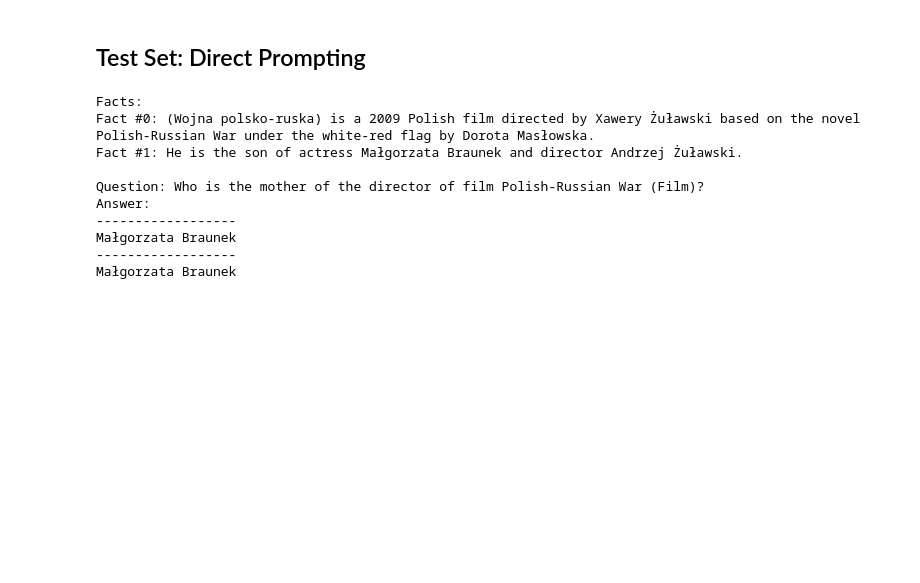
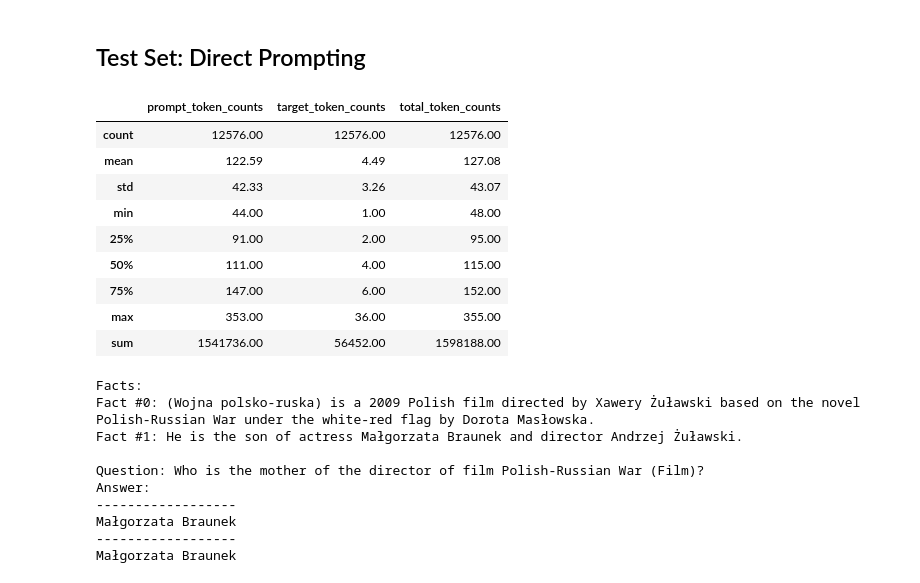
Before and after one commit to RichardMathewsII/compositional-reasoning-finetuning, a Jupyter notebook: analyze_splits.ipynb, the cells around one changed output. Saved outputs shown, nothing was run; the diff lists cells and outputs as text; code cells hidden in the pictures; blank space fills up the shorter version.

Commit message:
look at test token stats

```diff
--- a/analyze_splits.ipynb
+++ b/analyze_splits.ipynb
@@ -250,6 +281,21 @@ So the final answer is: no
 del self_ask_dev
 # %% [markdown]
 ## Test Set: Direct Prompting
+# %%
+direct_test_counts = extract_token_counts("direct", "test")
+direct_test_stats = summarize_token_counts(direct_test_counts)
+direct_test_stats
+# %% [output]
+|  | prompt_token_counts | target_token_counts | total_token_counts |
+| count | 12576.00 | 12576.00 | 12576.00 |
+| mean | 122.59 | 4.49 | 127.08 |
+| std | 42.33 | 3.26 | 43.07 |
+| min | 44.00 | 1.00 | 48.00 |
+| 25% | 91.00 | 2.00 | 95.00 |
+| 50% | 111.00 | 4.00 | 115.00 |
+| 75% | 147.00 | 6.00 | 152.00 |
+| max | 353.00 | 36.00 | 355.00 |
+| sum | 1541736.00 | 56452.00 | 1598188.00 |
 # %%
 with open("data/MultihopEvaluation/direct_test.json", "r") as f:
     test = json.load(f)
```
Also changed, not shown: parts of 10 cells of this notebook.
